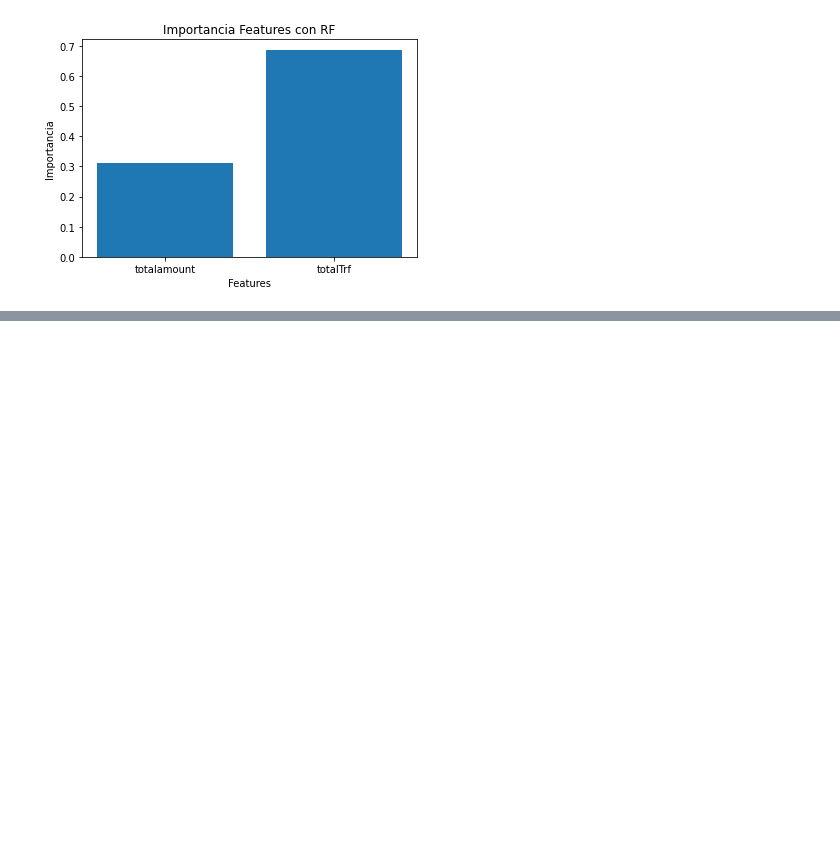
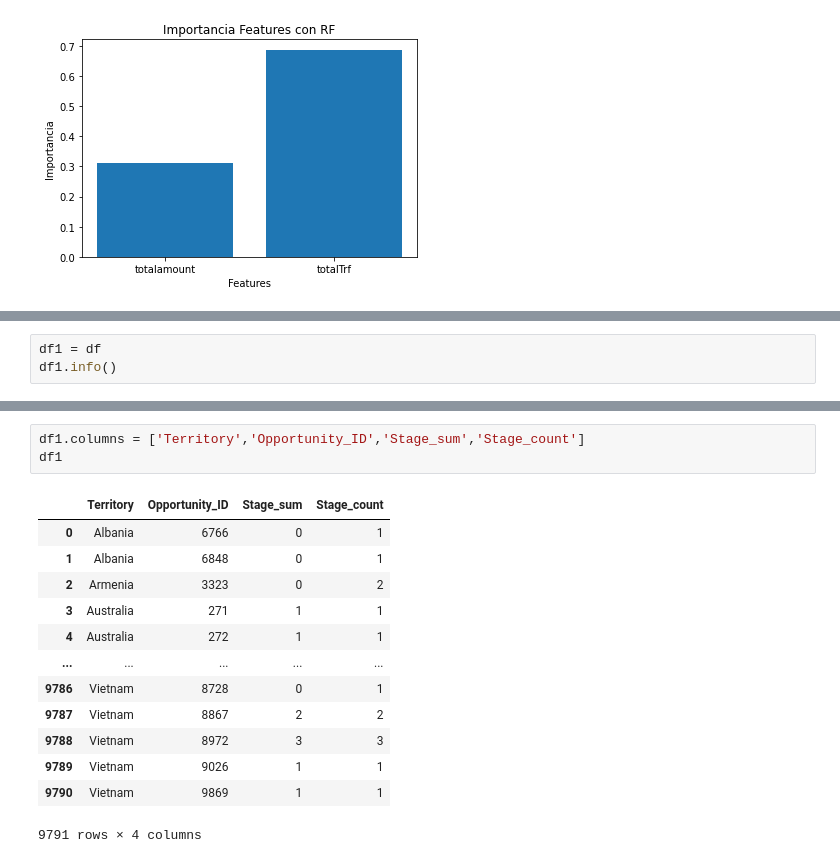
Before and after one commit to joaquinparodi/TP-DATOS, a Jupyter notebook: tp2orga_joaquin.ipynb, the cells around one changed output, grey strips where cells are left out. Drawn from its saved outputs; the diff is of its cells as text; blank space fills up the shorter version.

```diff
--- a/tp2orga_joaquin.ipynb
+++ b/tp2orga_joaquin.ipynb
@@ -266,0 +358,3 @@ modelo.featureImportancia( X_train)
+# %%
+df1 = df
+df1.info()
@@ -266,0 +373,17 @@ modelo.featureImportancia( X_train)
+# %%
+df1.columns = ['Territory','Opportunity_ID','Stage_sum','Stage_count']
+df1
+# %% [output]
+|  | Territory | Opportunity_ID | Stage_sum | Stage_count |
+| 0 | Albania | 6766 | 0 | 1 |
+| 1 | Albania | 6848 | 0 | 1 |
+| 2 | Armenia | 3323 | 0 | 2 |
+| 3 | Australia | 271 | 1 | 1 |
+| 4 | Australia | 272 | 1 | 1 |
+| ... | ... | ... | ... | ... |
+| 9786 | Vietnam | 8728 | 0 | 1 |
+| 9787 | Vietnam | 8867 | 2 | 2 |
+| 9788 | Vietnam | 8972 | 3 | 3 |
+| 9789 | Vietnam | 9026 | 1 | 1 |
+| 9790 | Vietnam | 9869 | 1 | 1 |
+9791 rows × 4 columns
```
Also changed, not shown: parts of 11 cells of this notebook.
